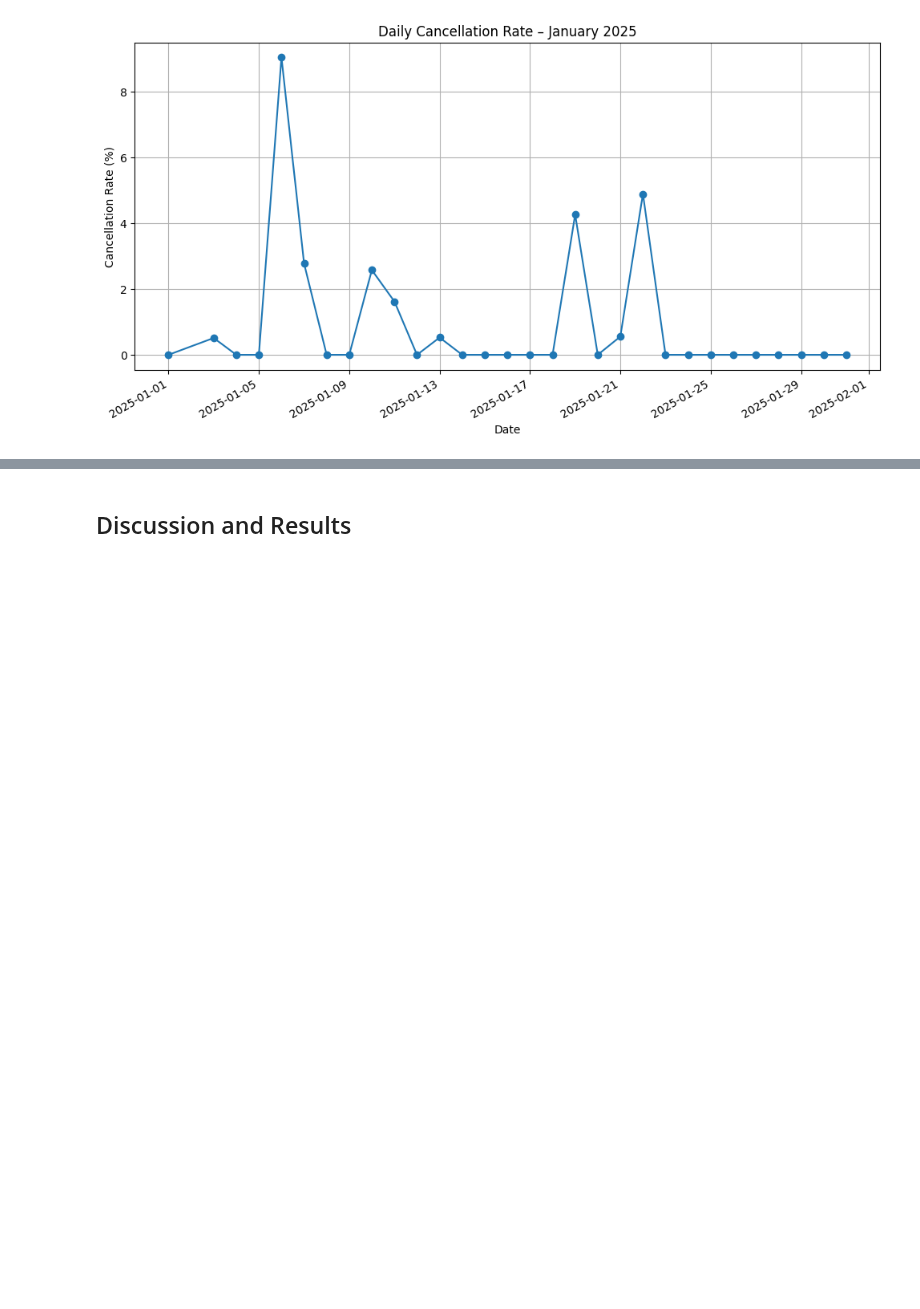
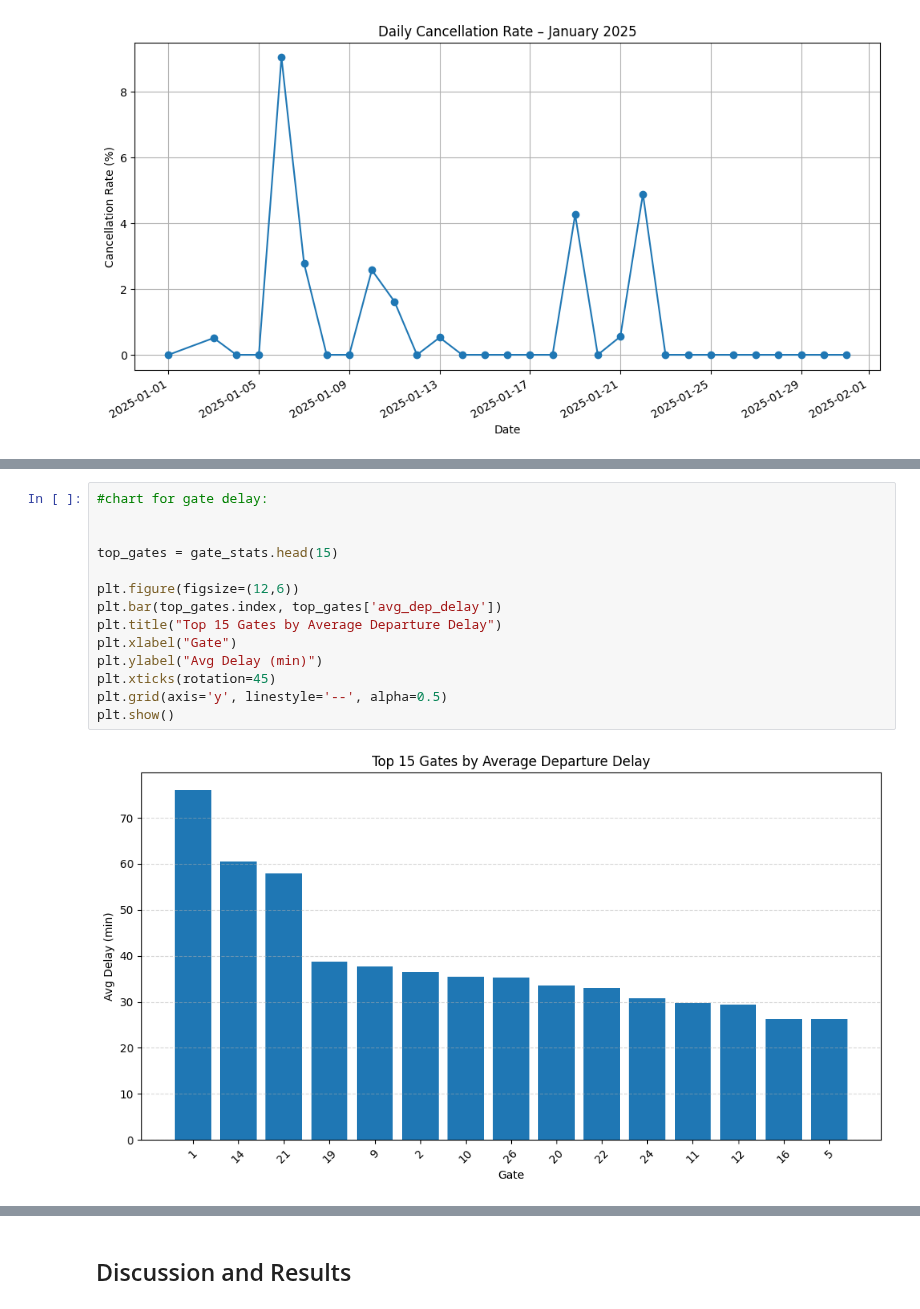
Before and after one commit to Iamkoss/cis9650_flight_data, a Jupyter notebook: fligh_data.ipynb, the cells around one changed output, grey strips where cells are left out. Drawn from its saved outputs; the diff is of its cells as text; blank space fills up the shorter version.

```diff
--- a/fligh_data.ipynb
+++ b/fligh_data.ipynb
@@ -765,0 +912,16 @@ plt.show()
+# %%
+#chart for gate delay:
+
+
+top_gates = gate_stats.head(15)
+
+plt.figure(figsize=(12,6))
+plt.bar(top_gates.index, top_gates['avg_dep_delay'])
+plt.title("Top 15 Gates by Average Departure Delay")
+plt.xlabel("Gate")
+plt.ylabel("Avg Delay (min)")
+plt.xticks(rotation=45)
+plt.grid(axis='y', linestyle='--', alpha=0.5)
+plt.show()
+# %% [output]
+[figure, added]
```
Also changed, not shown: parts of 12 cells of this notebook.
